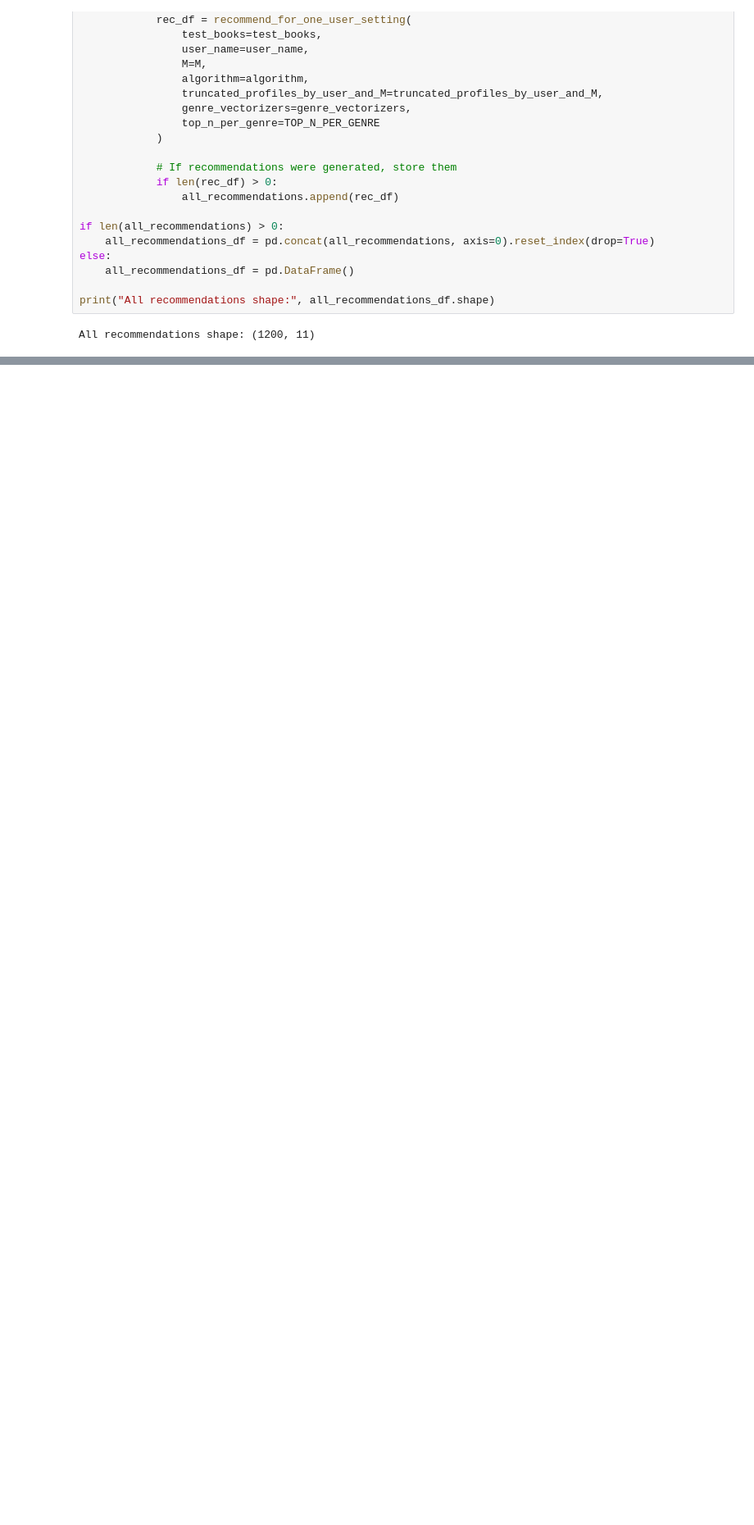
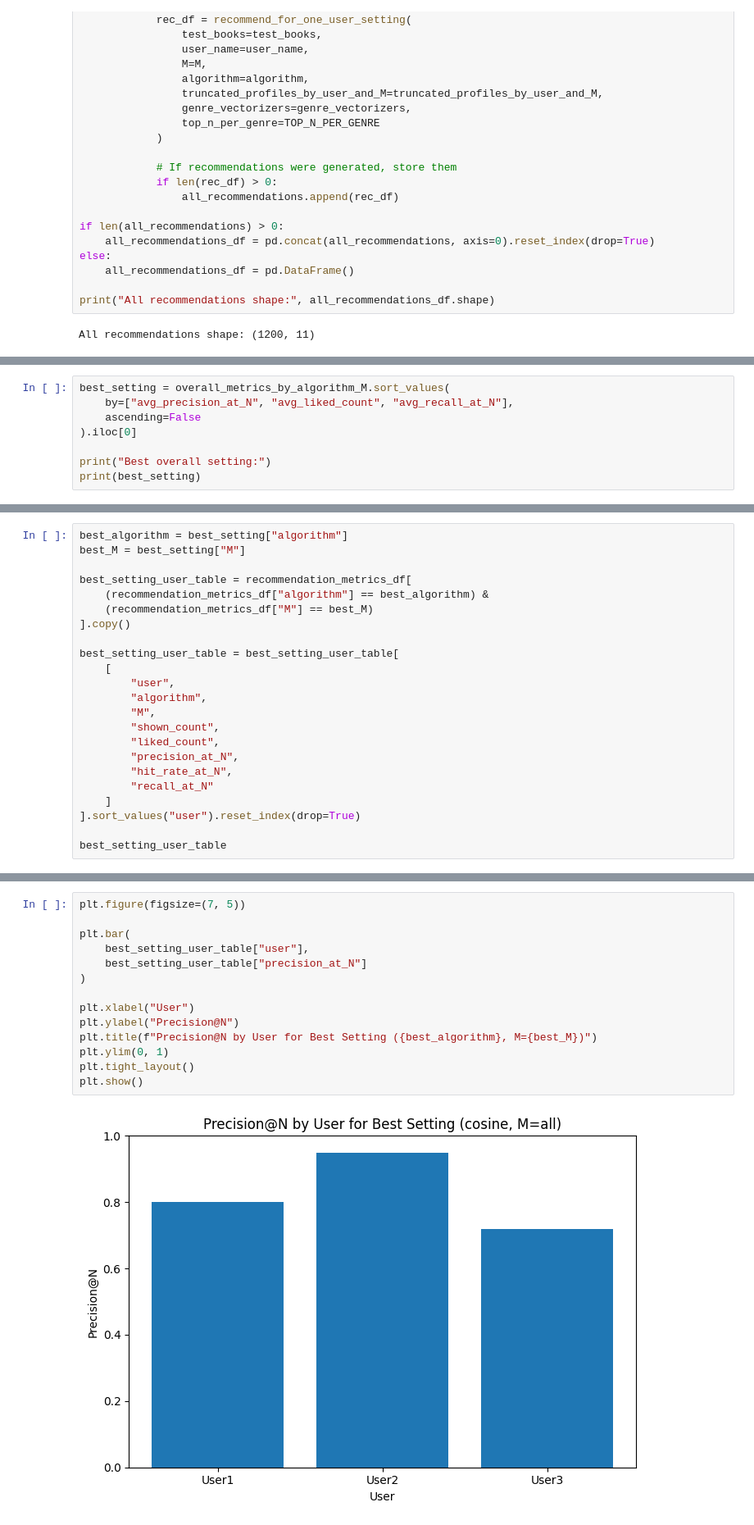
Before and after one commit to ZoeYiDing/nicole, a Jupyter notebook: assignment answer.ipynb, the cells around one changed output, grey strips where cells are left out. Shown at 82% size. Cells and saved outputs as stored; diff of their text form; blank space fills up the shorter version.

```diff
--- a/assignment answer.ipynb
+++ b/assignment answer.ipynb
@@ -2135,0 +2282,8 @@ overall_metrics_by_algorithm_M = overall_metrics_by_algorithm_M.sort_values(
+# %%
+best_setting = overall_metrics_by_algorithm_M.sort_values(
+    by=["avg_precision_at_N", "avg_liked_count", "avg_recall_at_N"],
+    ascending=False
+).iloc[0]
+
+print("Best overall setting:")
+print(best_setting)
@@ -2135,0 +2301,23 @@ overall_metrics_by_algorithm_M = overall_metrics_by_algorithm_M.sort_values(
+# %%
+best_algorithm = best_setting["algorithm"]
+best_M = best_setting["M"]
+
+best_setting_user_table = recommendation_metrics_df[
+    (recommendation_metrics_df["algorithm"] == best_algorithm) &
+    (recommendation_metrics_df["M"] == best_M)
+].copy()
+
+best_setting_user_table = best_setting_user_table[
+    [
+        "user",
+        "algorithm",
+        "M",
+        "shown_count",
+        "liked_count",
+        "precision_at_N",
+        "hit_rate_at_N",
+        "recall_at_N"
+    ]
+].sort_values("user").reset_index(drop=True)
+
+best_setting_user_table
@@ -2135,0 +2329,16 @@ overall_metrics_by_algorithm_M = overall_metrics_by_algorithm_M.sort_values(
+# %%
+plt.figure(figsize=(7, 5))
+
+plt.bar(
+    best_setting_user_table["user"],
+    best_setting_user_table["precision_at_N"]
+)
+
+plt.xlabel("User")
+plt.ylabel("Precision@N")
+plt.title(f"Precision@N by User for Best Setting ({best_algorithm}, M={best_M})")
+plt.ylim(0, 1)
+plt.tight_layout()
+plt.show()
+# %% [output]
+[figure, added]
```
Also changed, not shown: parts of 15 cells of this notebook.
